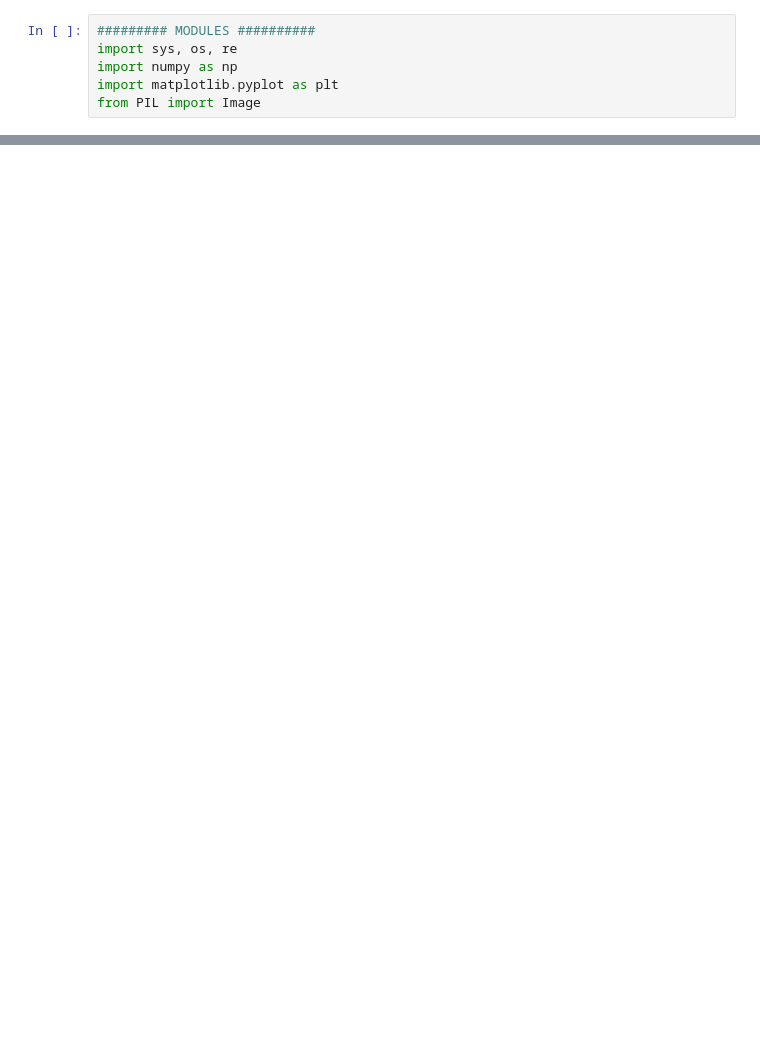
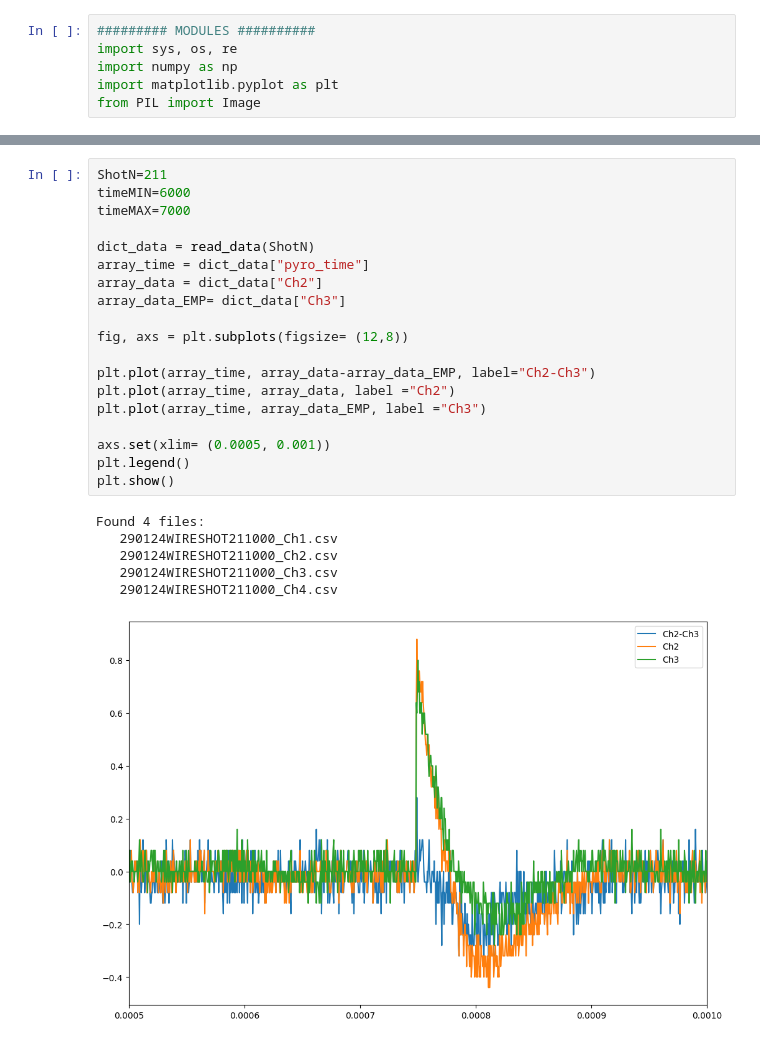
Before and after one commit to Jammi-Dodgers/celia_analysis, a Jupyter notebook: CELIA_ANALYSIS.ipynb, the cells around one changed output, grey strips where cells are left out. Saved outputs shown, nothing was run; the diff lists cells and outputs as text; blank space fills up the shorter version.

```diff
--- a/CELIA_ANALYSIS.ipynb
+++ b/CELIA_ANALYSIS.ipynb
@@ -520,0 +106,26 @@ plt.legend()
+# %%
+ShotN=211
+timeMIN=6000
+timeMAX=7000
+
+dict_data = read_data(ShotN)
+array_time = dict_data["pyro_time"]
+array_data = dict_data["Ch2"]
+array_data_EMP= dict_data["Ch3"]
+
+fig, axs = plt.subplots(figsize= (12,8))
+
+plt.plot(array_time, array_data-array_data_EMP, label="Ch2-Ch3")
+plt.plot(array_time, array_data, label ="Ch2")
+plt.plot(array_time, array_data_EMP, label ="Ch3")
+
+axs.set(xlim= (0.0005, 0.001))
+plt.legend()
+plt.show()
+# %% [output]
+Found 4 files:
+   290124WIRESHOT211000_Ch1.csv
+   290124WIRESHOT211000_Ch2.csv
+   290124WIRESHOT211000_Ch3.csv
+   290124WIRESHOT211000_Ch4.csv
+[figure, added]
```
Also changed, not shown: parts of 40 cells of this notebook, 1 other file.
